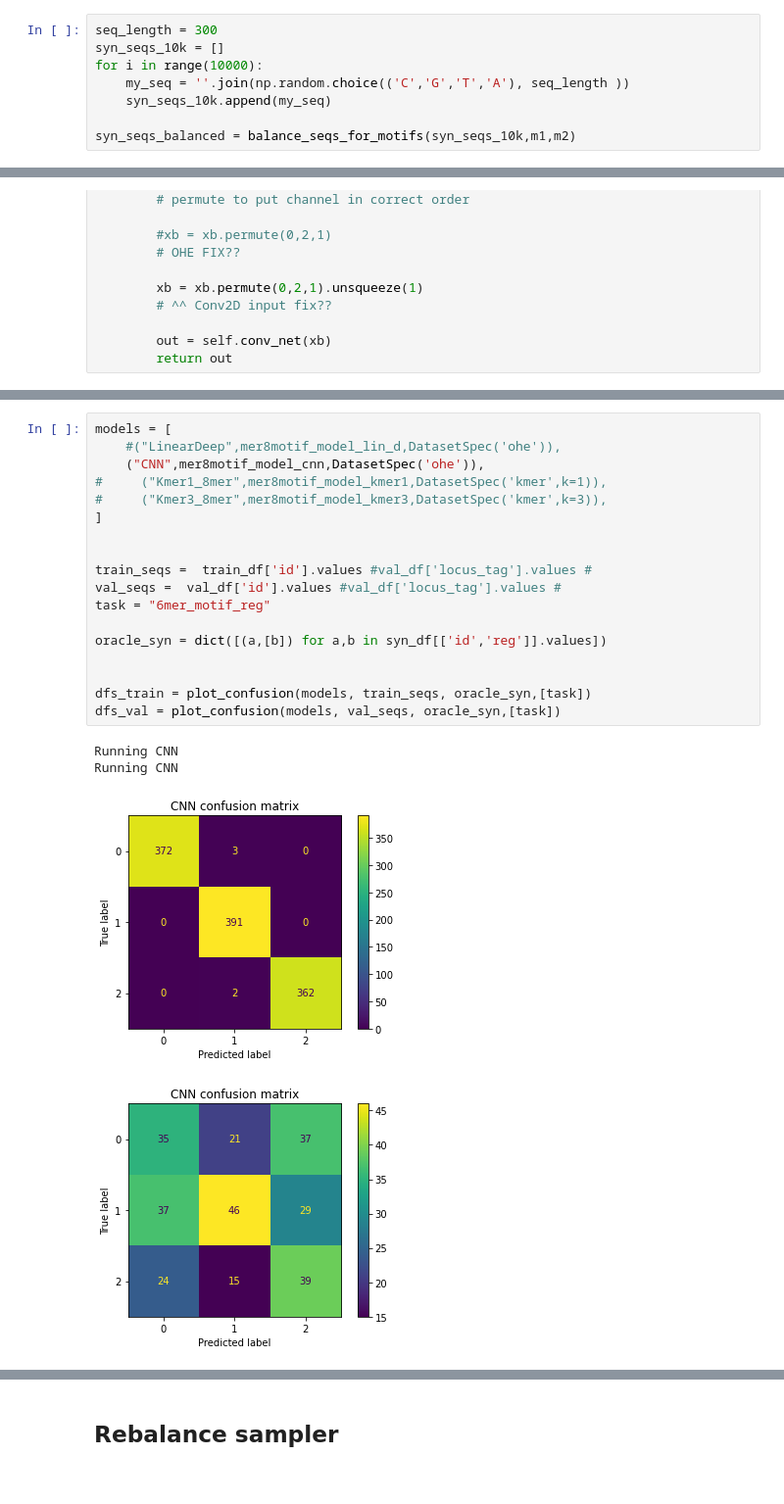
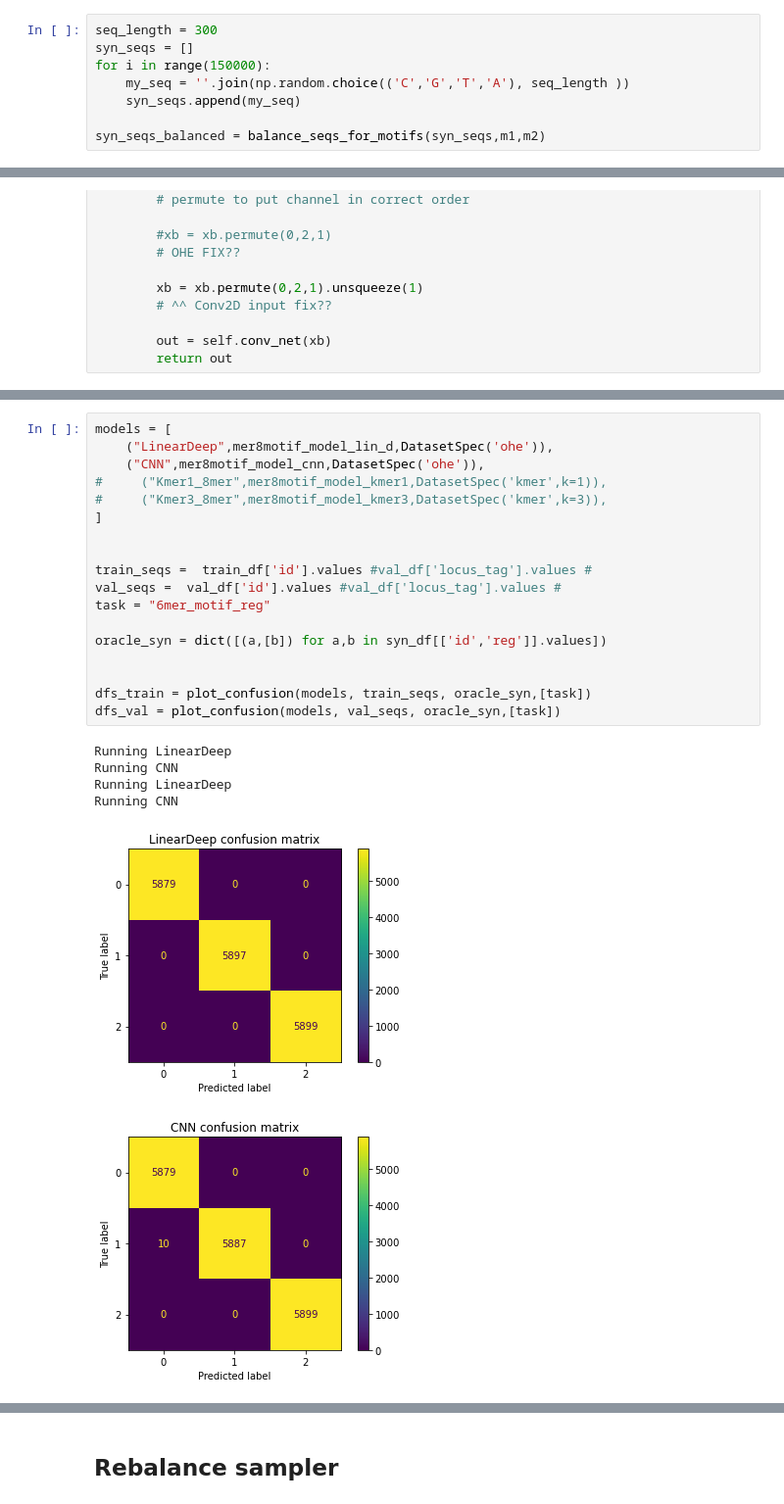
Before and after one commit to erinhwilson/deep-5g-sandbox, a Jupyter notebook: synthetic_data_300bp_Classification_balanced_regime.ipynb, the cells around one changed output, grey strips where cells are left out. Shown at 98% size. Cells and saved outputs as stored; diff of their text form.

```diff
--- a/synthetic_data_300bp_Classification_balanced_regime.ipynb
+++ b/synthetic_data_300bp_Classification_balanced_regime.ipynb
@@ -103,10 +103,10 @@ def balance_seqs_for_motifs(seqs, m1, m2):
     return balanced
 # %%
 seq_length = 300
-syn_seqs_10k = []
-for i in range(10000):
+syn_seqs = []
+for i in range(150000):
     my_seq = ''.join(np.random.choice(('C','G','T','A'), seq_length ))
-    syn_seqs_10k.append(my_seq)
+    syn_seqs.append(my_seq)
 
-syn_seqs_balanced = balance_seqs_for_motifs(syn_seqs_10k,m1,m2)
+syn_seqs_balanced = balance_seqs_for_motifs(syn_seqs,m1,m2)
 # %% [output]
@@ -702,24 +702,26 @@ TINKER_DNA_CNN(
 )
 # %%
 models = [
-    #("LinearDeep",mer8motif_model_lin_d,DatasetSpec('ohe')),
+    ("LinearDeep",mer8motif_model_lin_d,DatasetSpec('ohe')),
     ("CNN",mer8motif_model_cnn,DatasetSpec('ohe')),
 #     ("Kmer1_8mer",mer8motif_model_kmer1,DatasetSpec('kmer',k=1)),
 #     ("Kmer3_8mer",mer8motif_model_kmer3,DatasetSpec('kmer',k=3)),
 ]
 
 
 train_seqs =  train_df['id'].values #val_df['locus_tag'].values #
 val_seqs =  val_df['id'].values #val_df['locus_tag'].values #
 task = "6mer_motif_reg"
 
 oracle_syn = dict([(a,[b]) for a,b in syn_df[['id','reg']].values])
 
 
 dfs_train = plot_confusion(models, train_seqs, oracle_syn,[task])
 dfs_val = plot_confusion(models, val_seqs, oracle_syn,[task])
 # %% [output]
+Running LinearDeep
 Running CNN
+Running LinearDeep
 Running CNN
-[figure, old version]
+[figure, new version]
-[figure, old version]
+[figure, new version]
```
Also changed, not shown: parts of 19 cells of this notebook.
